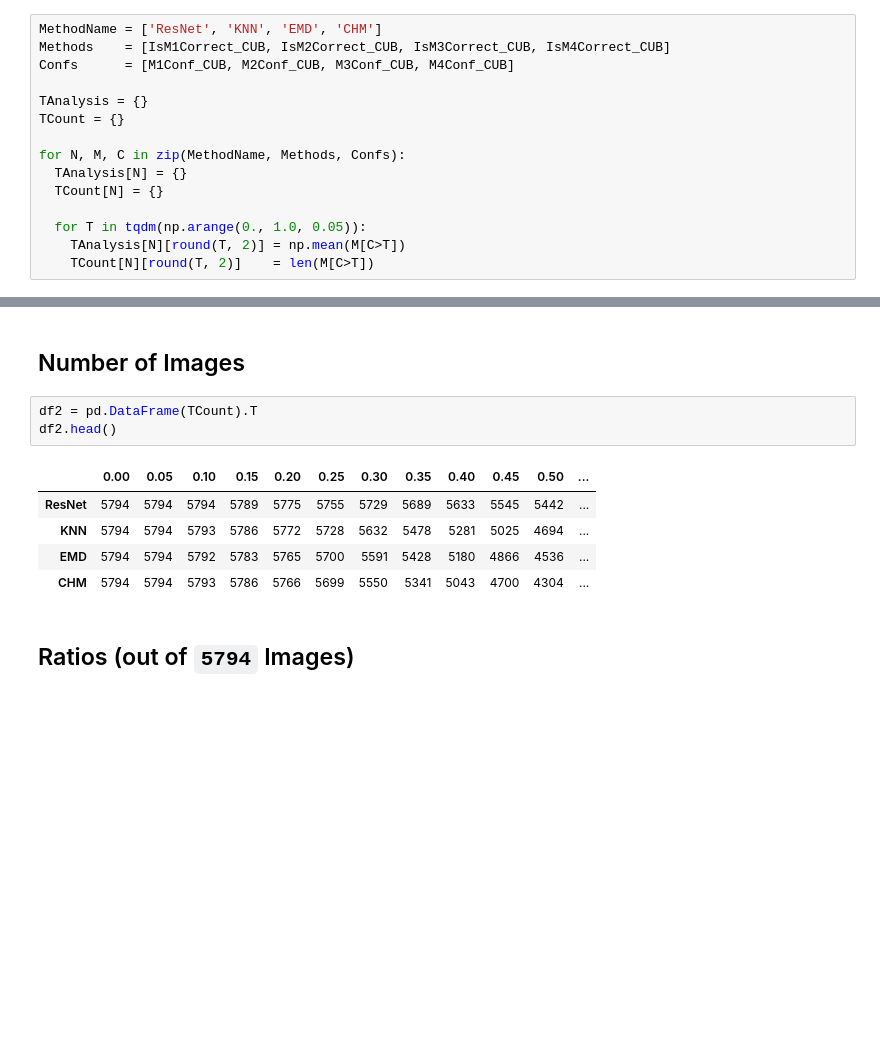
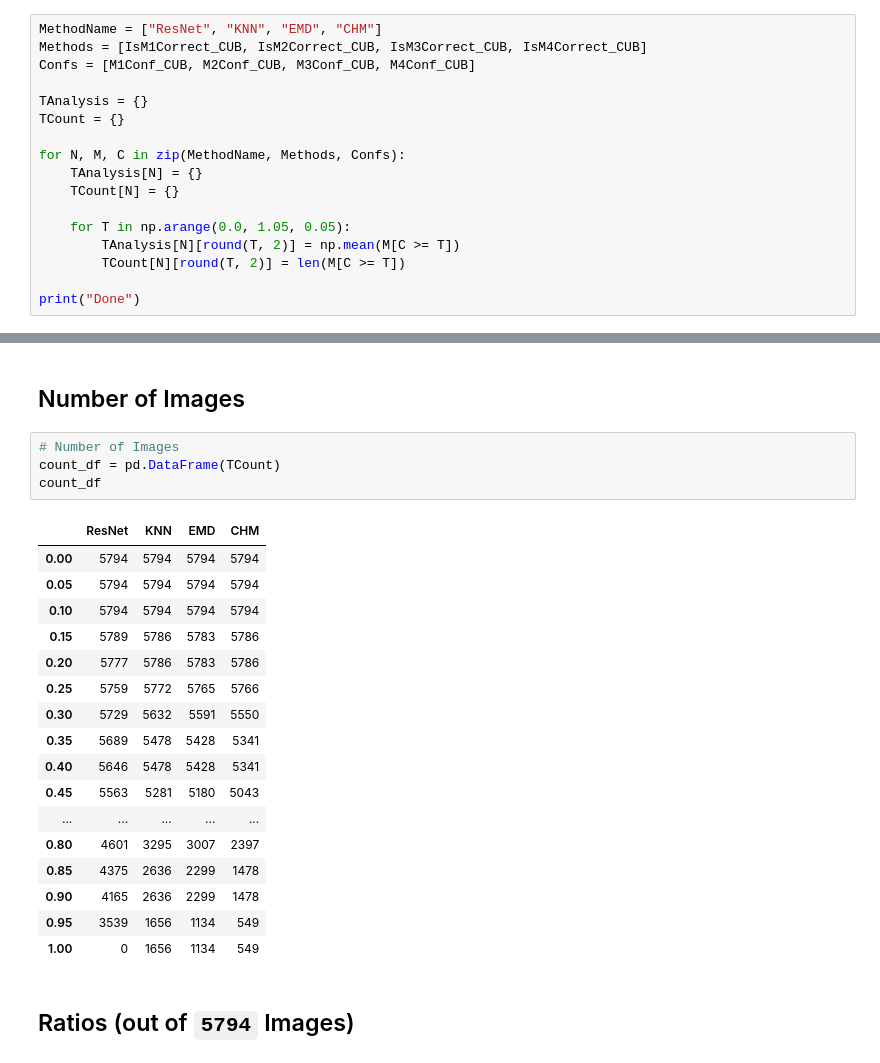
Before and after one commit to anguyen8/visual-correspondence-XAI, a Jupyter notebook: Human-Study/src/Table-C-CUB.ipynb, the cells around one changed output, grey strips where cells are left out. Saved outputs shown, nothing was run; the diff lists cells and outputs as text; blank space fills up the shorter version.

```diff
--- a/Human-Study/src/Table-C-CUB.ipynb
+++ b/Human-Study/src/Table-C-CUB.ipynb
@@ -56,17 +65,19 @@ M4Conf_CUB      = np.asarray(classification_summary_cub['chm_conf'])
 # %% [markdown]
 ## AI Performance Analysis
 # %%
-MethodName = ['ResNet', 'KNN', 'EMD', 'CHM']
-Methods    = [IsM1Correct_CUB, IsM2Correct_CUB, IsM3Correct_CUB, IsM4Correct_CUB]
-Confs      = [M1Conf_CUB, M2Conf_CUB, M3Conf_CUB, M4Conf_CUB]
+MethodName = ["ResNet", "KNN", "EMD", "CHM"]
+Methods = [IsM1Correct_CUB, IsM2Correct_CUB, IsM3Correct_CUB, IsM4Correct_CUB]
+Confs = [M1Conf_CUB, M2Conf_CUB, M3Conf_CUB, M4Conf_CUB]
 
 TAnalysis = {}
 TCount = {}
 
 for N, M, C in zip(MethodName, Methods, Confs):
-  TAnalysis[N] = {}
-  TCount[N] = {}
+    TAnalysis[N] = {}
+    TCount[N] = {}
 
-  for T in tqdm(np.arange(0., 1.0, 0.05)):
-    TAnalysis[N][round(T, 2)] = np.mean(M[C>T])
-    TCount[N][round(T, 2)]    = len(M[C>T])
+    for T in np.arange(0.0, 1.05, 0.05):
+        TAnalysis[N][round(T, 2)] = np.mean(M[C >= T])
+        TCount[N][round(T, 2)] = len(M[C >= T])
+
+print("Done")
@@ -84,14 +109,27 @@ df.head()
 # %% [markdown]
 ## Number of Images
 # %%
-df2 = pd.DataFrame(TCount).T
-df2.head()
+# Number of Images
+count_df = pd.DataFrame(TCount)
+count_df
 # %% [output]
-|  | 0.00 | 0.05 | 0.10 | 0.15 | 0.20 | 0.25 | 0.30 | 0.35 | 0.40 | 0.45 | 0.50 | ... |
-| ResNet | 5794 | 5794 | 5794 | 5789 | 5775 | 5755 | 5729 | 5689 | 5633 | 5545 | 5442 | ... |
-| KNN | 5794 | 5794 | 5793 | 5786 | 5772 | 5728 | 5632 | 5478 | 5281 | 5025 | 4694 | ... |
-| EMD | 5794 | 5794 | 5792 | 5783 | 5765 | 5700 | 5591 | 5428 | 5180 | 4866 | 4536 | ... |
-| CHM | 5794 | 5794 | 5793 | 5786 | 5766 | 5699 | 5550 | 5341 | 5043 | 4700 | 4304 | ... |
+|  | ResNet | KNN | EMD | CHM |
+| 0.00 | 5794 | 5794 | 5794 | 5794 |
+| 0.05 | 5794 | 5794 | 5794 | 5794 |
+| 0.10 | 5794 | 5794 | 5794 | 5794 |
+| 0.15 | 5789 | 5786 | 5783 | 5786 |
+| 0.20 | 5777 | 5786 | 5783 | 5786 |
+| 0.25 | 5759 | 5772 | 5765 | 5766 |
+| 0.30 | 5729 | 5632 | 5591 | 5550 |
+| 0.35 | 5689 | 5478 | 5428 | 5341 |
+| 0.40 | 5646 | 5478 | 5428 | 5341 |
+| 0.45 | 5563 | 5281 | 5180 | 5043 |
+| ... | ... | ... | ... | ... |
+| 0.80 | 4601 | 3295 | 3007 | 2397 |
+| 0.85 | 4375 | 2636 | 2299 | 1478 |
+| 0.90 | 4165 | 2636 | 2299 | 1478 |
+| 0.95 | 3539 | 1656 | 1134 | 549 |
+| 1.00 | 0 | 1656 | 1134 | 549 |
 # %% [markdown]
 ## Ratios (out of `5794` Images)
 # %%
```
Also changed, not shown: parts of 58 cells of this notebook, 1 other file.
